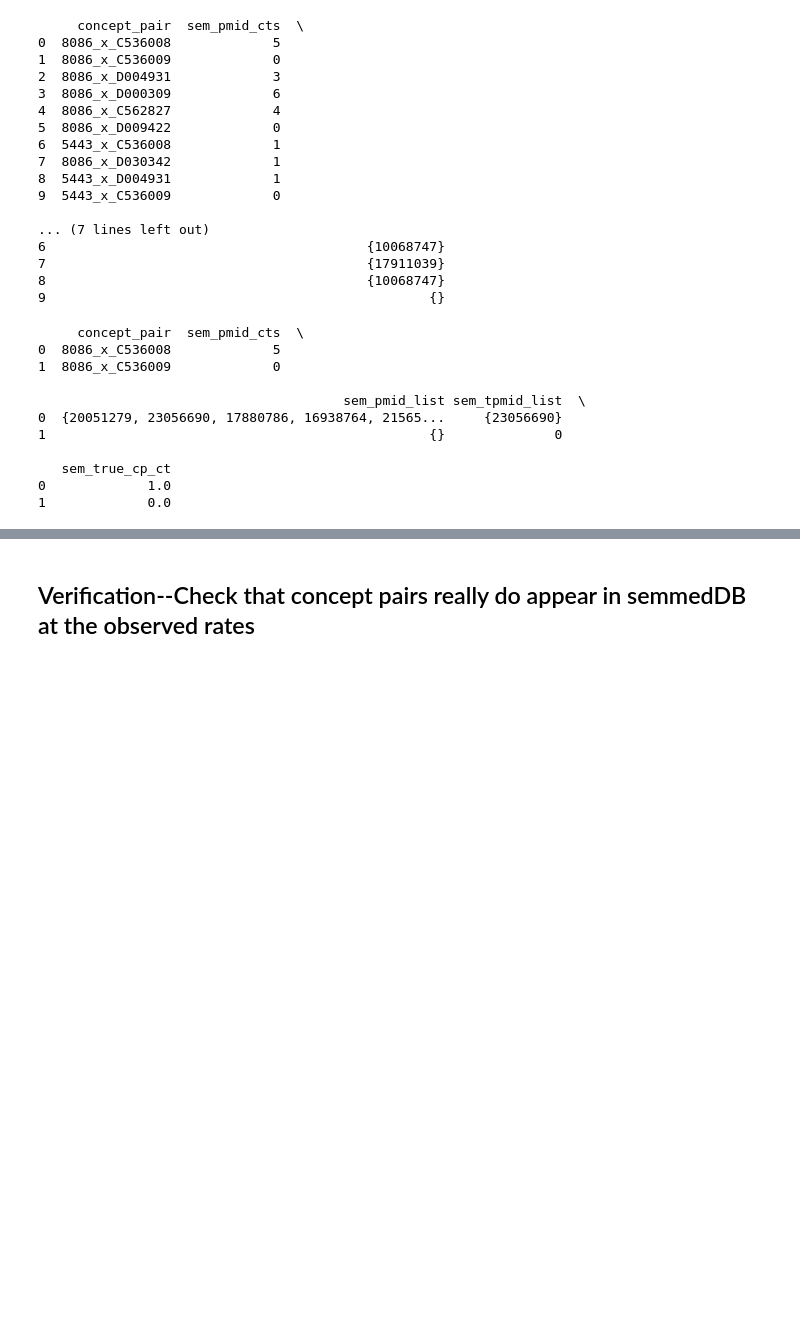
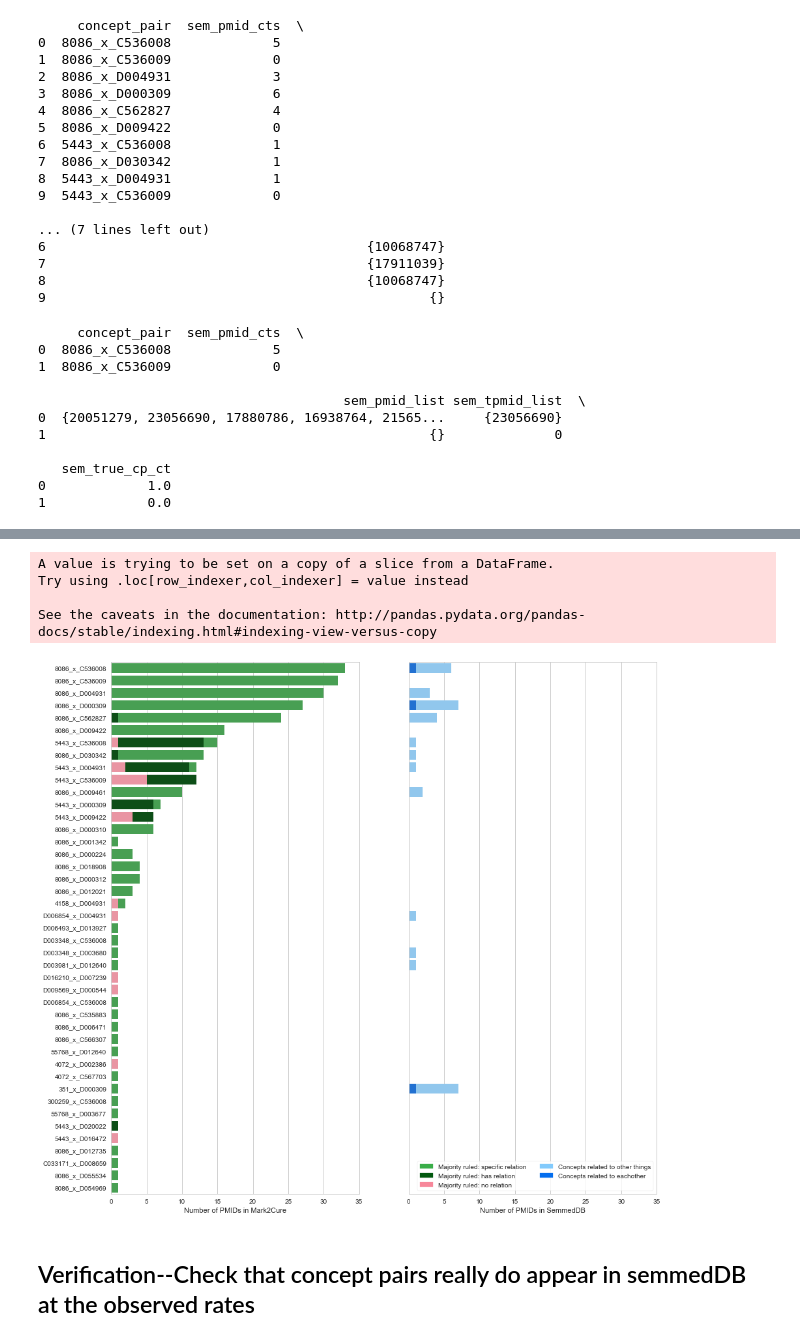
Before and after one commit to SuLab/M2C_rel_nb, a Jupyter notebook: Figure 6. Concept Pair appearance comparison between SemmedDB and M2C.ipynb, the cells around one changed output, grey strips where cells are left out. Cells and saved outputs as stored; diff of their text form; code cells hidden in the pictures; blank space fills up the shorter version.

```diff
--- a/Figure 6. Concept Pair appearance comparison between SemmedDB and M2C.ipynb
+++ b/Figure 6. Concept Pair appearance comparison between SemmedDB and M2C.ipynb
@@ -394,3 +396,74 @@ mplot.show()
+# %%
+#### Remove the broken concepts
+#### Plot 'no relation' responses with Specific and broad relationships
+#### Reduce figure to 2 plots instead of 3---one for Mark2Cure, one for SemmedDB
+m2c_relation_cts_no_broken = m2c_relation_cts.loc[m2c_relation_cts['cp_broken']==0].copy()
+m2c_relation_cts_no_broken['total_stack'] = m2c_relation_cts_no_broken['spec_rel']+m2c_relation_cts_no_broken['no_rel']+m2c_relation_cts_no_broken['broad_rel']
+m2c_relation_cts_no_broken['broad_stack'] = m2c_relation_cts_no_broken['no_rel']+m2c_relation_cts_no_broken['broad_rel']
+cps_to_keep=m2c_relation_cts_no_broken['concept_pair'].tolist()
+semmed_cp_appear_df_kept = semmed_cp_appear_df.loc[semmed_cp_appear_df['concept_pair'].isin(cps_to_keep)]
+semmed_cp_appear_df_kept['total'] = semmed_cp_appear_df_kept['sem_pmid_cts']+semmed_cp_appear_df_kept['sem_true_cp_ct']
+
+# Initialize the matplotlib figure
+f = mplot.figure(figsize=(15,15))
+
+# Plot the specific relationships involved
+ax = mplot.subplot(1,2,1)
+#sns.set_color_codes("bright")
+ax.yaxis.set_visible(True)
+ax.xaxis.set_visible(True)
+ax = sns.barplot(x="total_stack", y="concept_pair", data=m2c_relation_cts_no_broken,
+            label="Majority ruled: specific relation", color=sns.xkcd_rgb['medium green'])
+
+# Plot the broad relationships  involved
+#sns.set_color_codes("dark")
+sns.barplot(x="broad_stack", y="concept_pair", data=m2c_relation_cts_no_broken,
+            label="Majority ruled: has relation", color=sns.xkcd_rgb['deep green'])
+
+# Plot the unrelated relationships
+#sns.set_color_codes("bright")
+sns.barplot(x="no_rel", y="concept_pair", data=m2c_relation_cts_no_broken,
+            label="Majority ruled: no relation", color=sns.xkcd_rgb['rose pink'])
+
+ax.set(xlim=(0, 35), ylabel="",
+       xlabel="Number of PMIDs in Mark2Cure")
+
+# Plot the number of PMIDs in which both concepts were found in that pmid
+#sns.set_color_codes("muted")
+ax2 = mplot.subplot(1,2,2)
+ax2.yaxis.set_visible(False)
+ax2.xaxis.set_visible(True)
+ax2 = sns.barplot(x="total", y="concept_pair", data=semmed_cp_appear_df_kept,
+            label="concepts related to other things", color=sns.xkcd_rgb['sky'])
+
+sns.barplot(x="sem_true_cp_ct", y="concept_pair", data=semmed_cp_appear_df_kept,
+            label="concepts related to eachother", color=sns.xkcd_rgb['cerulean blue'])
+
+ax2.set(xlim=(0, 35), ylabel="",
+       xlabel="Number of PMIDs in SemmedDB")
+
+### Add a legend and informative axis label
+## Create artist proxy
+mg_patch = mpatches.Patch(color=sns.xkcd_rgb["medium green"], label="Majority ruled: specific relation")
+dg_patch = mpatches.Patch(color=sns.xkcd_rgb["deep green"], label="Majority ruled: has relation")
+pink_patch = mpatches.Patch(color=sns.xkcd_rgb["rose pink"], label="Majority ruled: no relation")
+sky_patch = mpatches.Patch(color=sns.xkcd_rgb["sky"], label="Concepts related to other things")
+sea_patch = mpatches.Patch(color=sns.xkcd_rgb["cerulean blue"], label="Concepts related to eachother")
+## Create the legend
+ax2.legend(ncol=2, loc="lower right", frameon=True, handles=[mg_patch,dg_patch,pink_patch,sky_patch,sea_patch],
+        labels=["Majority ruled: specific relation",
+               "Majority ruled: has relation",
+               "Majority ruled: no relation",
+               "Concepts related to other things",
+               "Concepts related to eachother"])
+#sns.despine(left=True, bottom=True)
+mplot.show()
+# %% [output]
+A value is trying to be set on a copy of a slice from a DataFrame.
+Try using .loc[row_indexer,col_indexer] = value instead
+
+See the caveats in the documentation: http://pandas.pydata.org/pandas-docs/stable/indexing.html#indexing-view-versus-copy
+[figure, added]
 # %% [markdown]
 ## Verification--Check that concept pairs really do appear in semmedDB at the observed rates
 # %%
```
Also changed, not shown: parts of 3 cells of this notebook, 4 other files.
